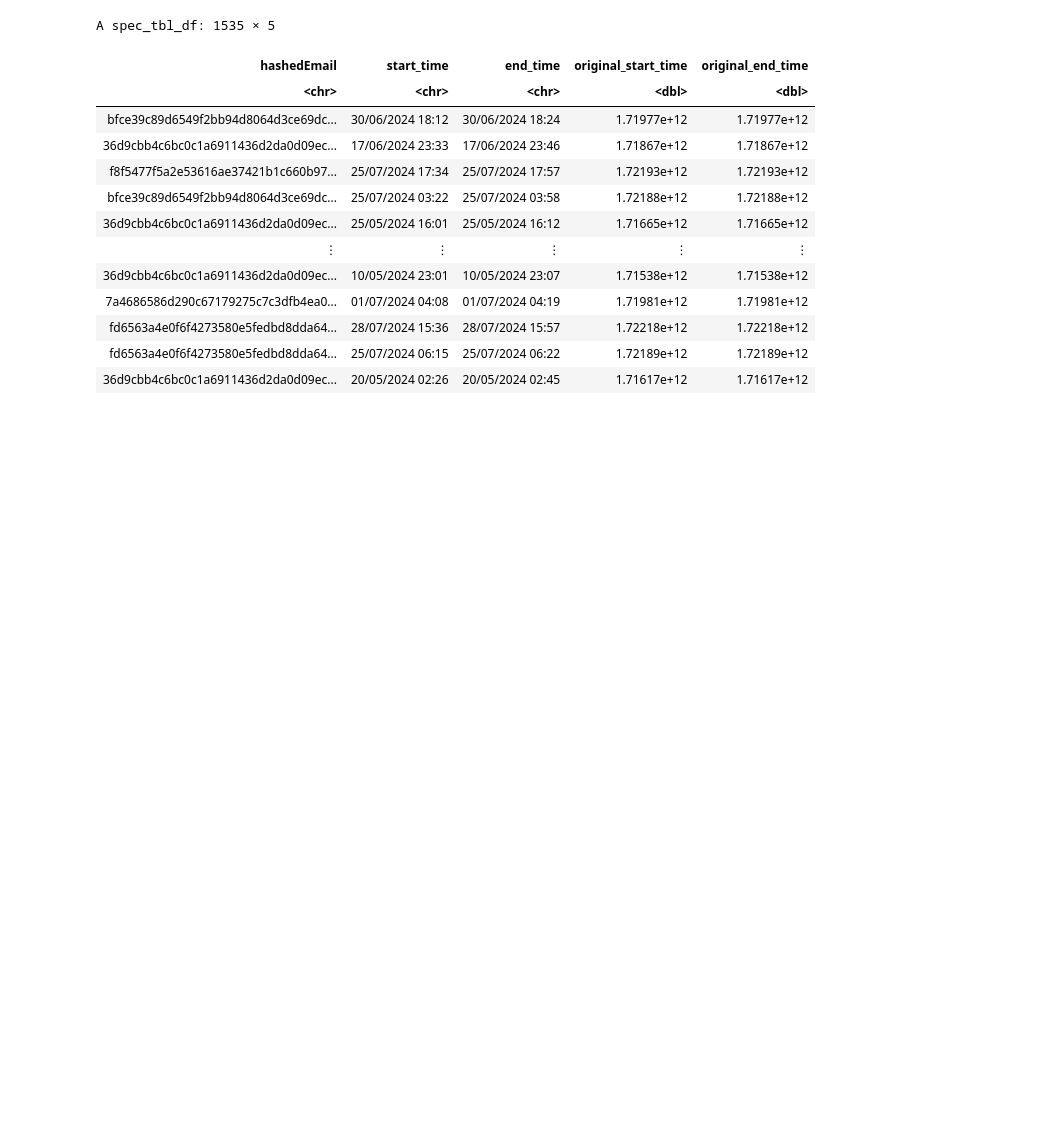
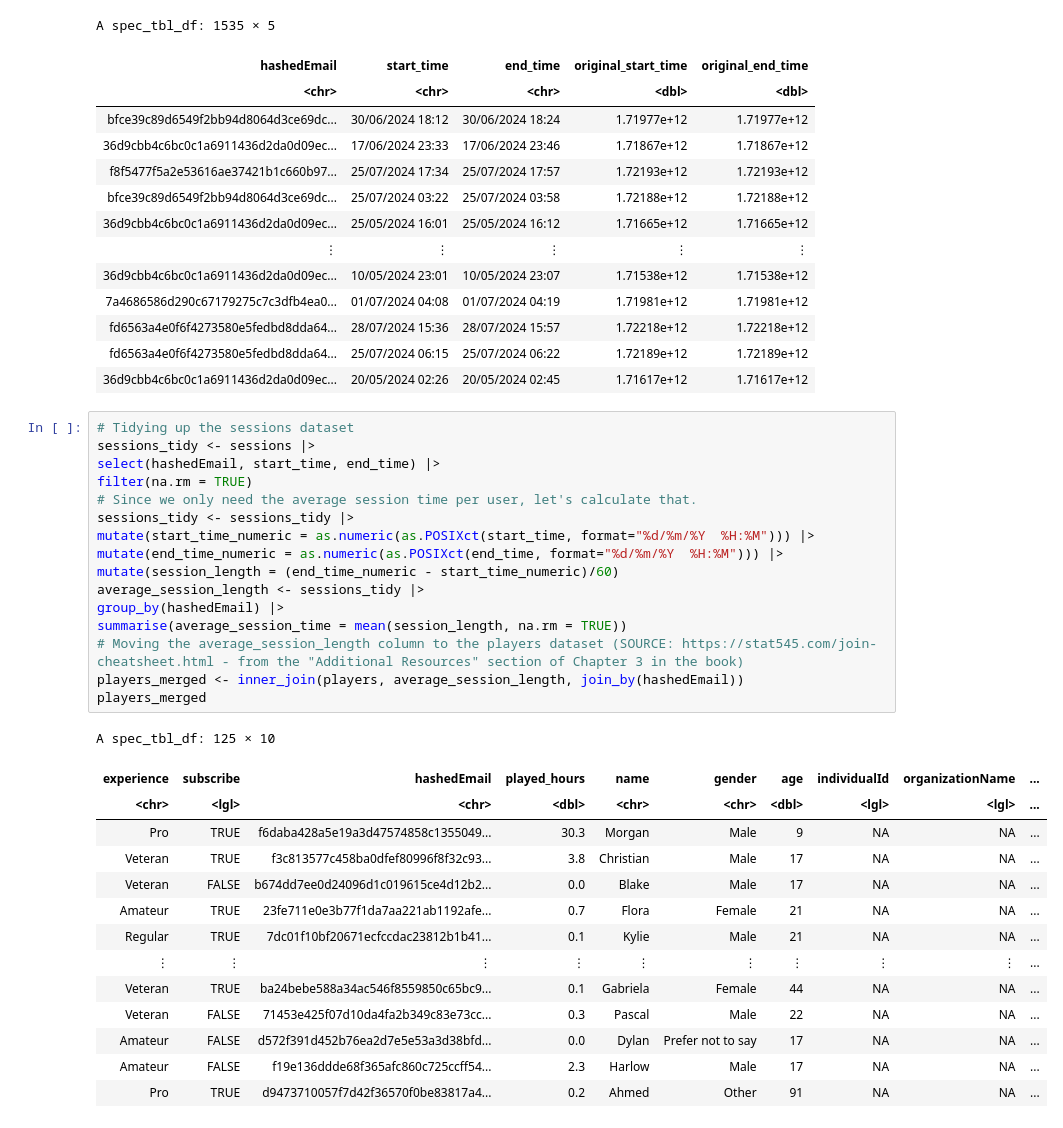
Before and after one commit to Michaele0128/Final_Project, a Jupyter notebook: Final Project.ipynb, the cells around one changed output. Saved outputs shown, nothing was run; the diff lists cells and outputs as text; blank space fills up the shorter version.

```diff
--- a/Final Project.ipynb
+++ b/Final Project.ipynb
@@ -61,5 +79,36 @@ A spec_tbl_df: 1535 × 5
 | fd6563a4e0f6f4273580e5fedbd8dda64... | 28/07/2024 15:36 | 28/07/2024 15:57 | 1.72218e+12 | 1.72218e+12 |
 | fd6563a4e0f6f4273580e5fedbd8dda64... | 25/07/2024 06:15 | 25/07/2024 06:22 | 1.72189e+12 | 1.72189e+12 |
 | 36d9cbb4c6bc0c1a6911436d2da0d09ec... | 20/05/2024 02:26 | 20/05/2024 02:45 | 1.71617e+12 | 1.71617e+12 |
+# %%
+# Tidying up the sessions dataset
+sessions_tidy <- sessions |>
+select(hashedEmail, start_time, end_time) |>
+filter(na.rm = TRUE)
+# Since we only need the average session time per user, let's calculate that.
+sessions_tidy <- sessions_tidy |>
+mutate(start_time_numeric = as.numeric(as.POSIXct(start_time, format="%d/%m/%Y  %H:%M"))) |>
+mutate(end_time_numeric = as.numeric(as.POSIXct(end_time, format="%d/%m/%Y  %H:%M"))) |>
+mutate(session_length = (end_time_numeric - start_time_numeric)/60)
+average_session_length <- sessions_tidy |>
+group_by(hashedEmail) |>
+summarise(average_session_time = mean(session_length, na.rm = TRUE))
+# Moving the average_session_length column to the players dataset (SOURCE: https://stat545.com/join-cheatsheet.html - from the "Additional Resources" section of Chapter 3 in the book)
+players_merged <- inner_join(players, average_session_length, join_by(hashedEmail))
+players_merged
+# %% [output]
+A spec_tbl_df: 125 × 10
+| experience | subscribe | hashedEmail | played_hours | name | gender | age | individualId | organizationName | ... |
+| <chr> | <lgl> | <chr> | <dbl> | <chr> | <chr> | <dbl> | <lgl> | <lgl> | ... |
+| Pro | TRUE | f6daba428a5e19a3d47574858c1355049... | 30.3 | Morgan | Male | 9 | NA | NA | ... |
+| Veteran | TRUE | f3c813577c458ba0dfef80996f8f32c93... | 3.8 | Christian | Male | 17 | NA | NA | ... |
+| Veteran | FALSE | b674dd7ee0d24096d1c019615ce4d12b2... | 0.0 | Blake | Male | 17 | NA | NA | ... |
+| Amateur | TRUE | 23fe711e0e3b77f1da7aa221ab1192afe... | 0.7 | Flora | Female | 21 | NA | NA | ... |
+| Regular | TRUE | 7dc01f10bf20671ecfccdac23812b1b41... | 0.1 | Kylie | Male | 21 | NA | NA | ... |
+| ⋮ | ⋮ | ⋮ | ⋮ | ⋮ | ⋮ | ⋮ | ⋮ | ⋮ | ... |
+| Veteran | TRUE | ba24bebe588a34ac546f8559850c65bc9... | 0.1 | Gabriela | Female | 44 | NA | NA | ... |
+| Veteran | FALSE | 71453e425f07d10da4fa2b349c83e73cc... | 0.3 | Pascal | Male | 22 | NA | NA | ... |
+| Amateur | FALSE | d572f391d452b76ea2d7e5e53a3d38bfd... | 0.0 | Dylan | Prefer not to say | 17 | NA | NA | ... |
+| Amateur | FALSE | f19e136ddde68f365afc860c725ccff54... | 2.3 | Harlow | Male | 17 | NA | NA | ... |
+| Pro | TRUE | d9473710057f7d42f36570f0be83817a4... | 0.2 | Ahmed | Other | 91 | NA | NA | ... |
 # %%
 # Tidying up the players dataset
```
Also changed, not shown: parts of 6 cells of this notebook.
